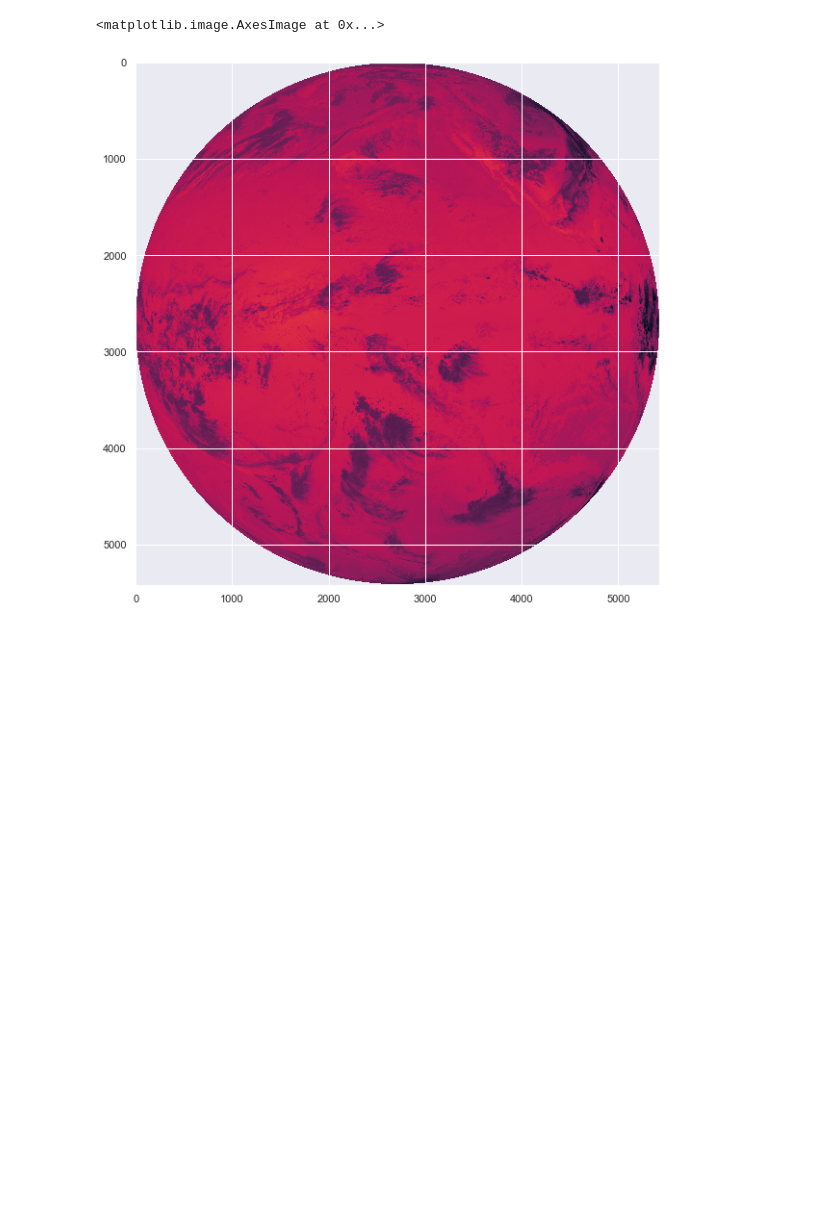
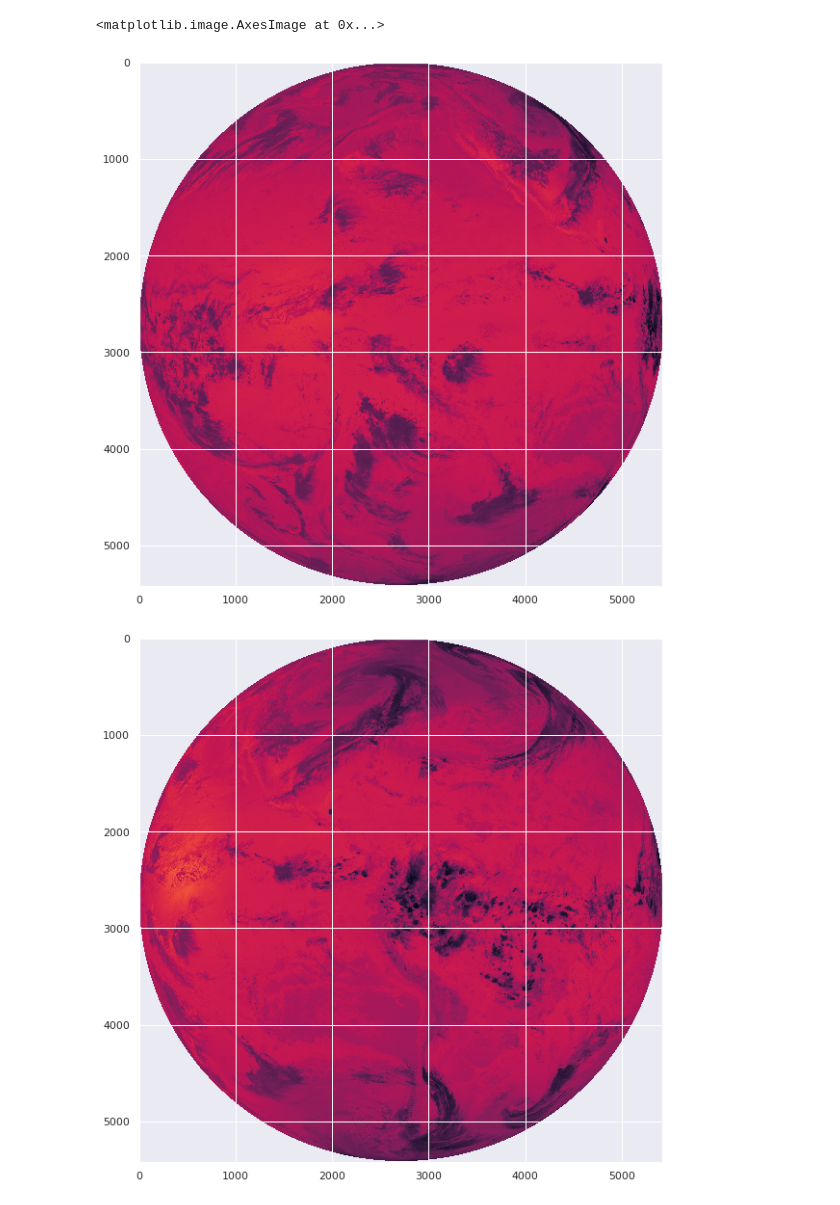
Before and after one commit to adomakor412/GOEScode, a Jupyter notebook: GOES17_example_mercator.ipynb, the cells around one changed output. Saved outputs shown, nothing was run; the diff lists cells and outputs as text; code cells hidden in the pictures; blank space fills up the shorter version.

```diff
--- a/GOES17_example_mercator.ipynb
+++ b/GOES17_example_mercator.ipynb
@@ -3,18 +3,19 @@ import numpy as np
 from datetime import datetime, timedelta
 from pyproj import Proj
 import pyproj
-import xarray
+import xarray as xr
 import matplotlib.pyplot as plt
 import cartopy
 import cartopy.crs as ccrs
 import cartopy.feature as cfeature
 from pyresample import image, geometry
-import os
-import os.path as op
 import sys
 import metpy
 import seaborn as sns
 sns.set(style="darkgrid")
 import pandas as pd
 import statsmodels.api as sm
+import os
+import os.path as op
+DATAPATH= '../../Downloads'
 %matplotlib inline
@@ -25,7 +22,16 @@ g17_band7 = G17['CMI']
+# %%
+G16 = xr.open_dataset(op.join(DATAPATH,'OR_ABI-L2-CMIPF-M6C07_G16_s20191030000200_e20191030009519_c20191030009583.nc')) #using metpy for reading satellite or weather data
+G17 = xr.open_dataset(op.join(DATAPATH,'OR_ABI-L2-CMIPF-M6C07_G17_s20191030000339_e20191030009417_c20191030009458.nc'))
+# %%
+g16_band7 = G16['CMI']
+g17_band7 = G17['CMI']
 # %%
 fig_1, ax1 = plt.subplots(1,1, figsize=(10,10))
 ax1.imshow(g17_band7)
+fig_1, ax1 = plt.subplots(1,1, figsize=(10,10))
+ax1.imshow(g16_band7)
 # %% [output]
 <matplotlib.image.AxesImage at 0x...>
-[figure, old version]
+[figure, new version]
+[figure, added]
 # %%
```
Also changed, not shown: parts of 16 cells of this notebook.
